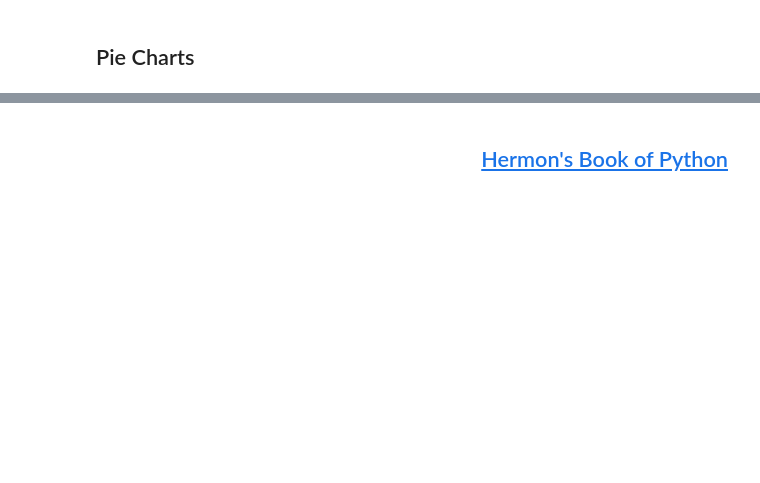
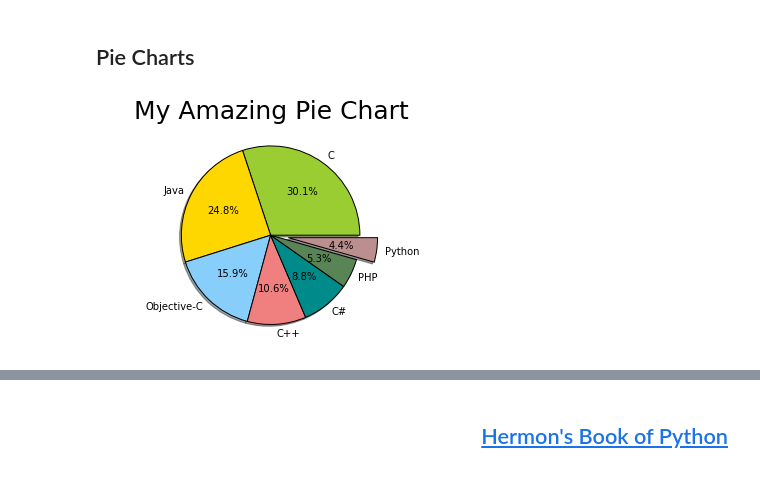
Before and after one commit to hermonm/Hermons_Book_of_Python, a Jupyter notebook: Chapter12.ipynb, the cells around one changed output, grey strips where cells are left out. Cells and saved outputs as stored; diff of their text form; code cells hidden in the pictures; blank space fills up the shorter version.

```diff
--- a/Chapter12.ipynb
+++ b/Chapter12.ipynb
@@ -200,2 +193,57 @@ plt.show()
 # %% [markdown]
 ## Pie Charts
+# %%
+#PIE CHART
+
+'''Import pyplot library with plt abbreviation'''
+
+import matplotlib.pyplot as plt
+
+'''Create labels for the pie chart'''
+
+languages = ['C', 'Java', 'Objective-C', 'C++', 'C#', 'PHP', 'Python']
+
+'''Sizes for each label. These can be made into percents easily later.'''
+
+sizes = [17, 14, 9, 6, 5, 3, 2.5]
+
+'''Corresponding colors for each slice of pie.
+Documentation oncolors can be found at:
+https://github.com/matplotlib/matplotlib/blob/master/lib/matplotlib/colors.py'''
+
+cols = ['yellowgreen', 'gold', 'lightskyblue',
+          'lightcoral', 'darkcyan', 'darksage', 'rosybrown']
+
+'''How far to pull out a slice. This is normally 0 unless you
+want to pop out a piece for a more visually appealing look.'''
+
+poppit = (0, 0, 0, 0, 0, 0, 0.2)
+
+'''Set aspect ratio to be equal so that pie is drawn as a circle.'''
+
+plt.axis('equal')
+
+'''Finally we plot the chart. This time we use plt.pie. We set the arguments:
+sizes, explode, labels and colors to our variables above. The fifth argument,
+autopct will automatically print the percentages on the slices. Just use the same
+formatting as below. We set shadow = True to make it look better and finally
+we can set the start angle of our first slice to an angle from 0-360. The slices
+will be added on counter-clockwise.'''
+
+plt.pie(sizes,
+        explode=poppit,
+        labels=languages,
+        colors=cols,
+        autopct='%1.1f%%',
+        shadow=True,
+        startangle=0)
+
+'''Display the title of the chart'''
+
+plt.title('My Amazing Pie Chart', loc='center', fontsize=25)
+
+'''Don't forget to SHOW your graph after all of your hard work!'''
+
+plt.show()
+# %% [output]
+[figure, added]
```
Also changed, not shown: parts of 6 cells of this notebook, 1 other file.
